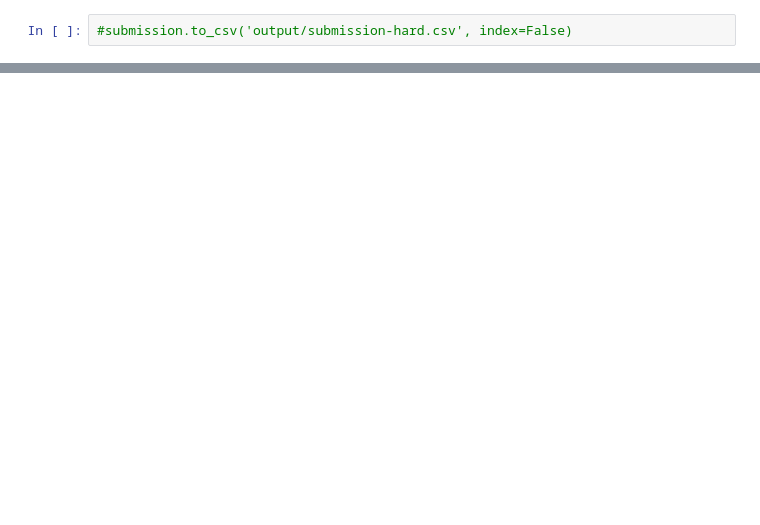
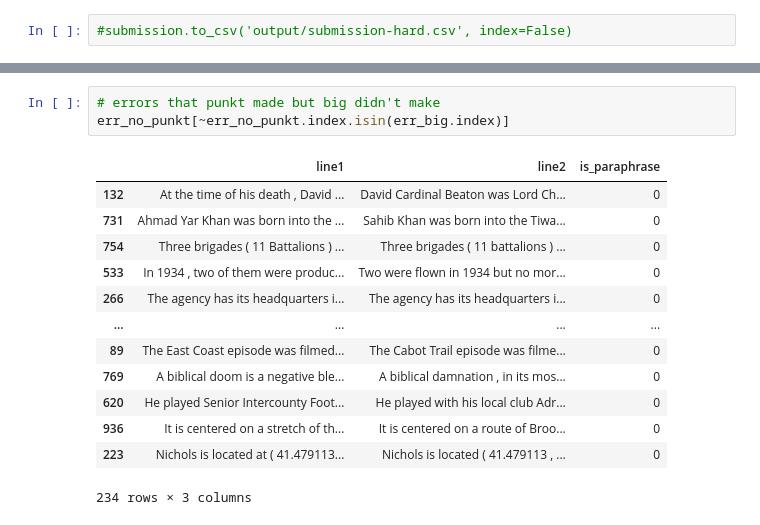
Before and after one commit to RuolinZheng08/ttic31190-natural-language-processing, a Jupyter notebook: hw4/mlp-classifier-experiments.ipynb, the cells around one changed output, grey strips where cells are left out. Cells and saved outputs as stored; diff of their text form; blank space fills up the shorter version.

```diff
--- a/hw4/mlp-classifier-experiments.ipynb
+++ b/hw4/mlp-classifier-experiments.ipynb
@@ -464,0 +561,17 @@ Name: Category, dtype: int64
+# %%
+# errors that punkt made but big didn't make
+err_no_punkt[~err_no_punkt.index.isin(err_big.index)]
+# %% [output]
+|  | line1 | line2 | is_paraphrase |
+| 132 | At the time of his death , David ... | David Cardinal Beaton was Lord Ch... | 0 |
+| 731 | Ahmad Yar Khan was born into the ... | Sahib Khan was born into the Tiwa... | 0 |
+| 754 | Three brigades ( 11 Battalions ) ... | Three brigades ( 11 battalions ) ... | 0 |
+| 533 | In 1934 , two of them were produc... | Two were flown in 1934 but no mor... | 0 |
+| 266 | The agency has its headquarters i... | The agency has its headquarters i... | 0 |
+| ... | ... | ... | ... |
+| 89 | The East Coast episode was filmed... | The Cabot Trail episode was filme... | 0 |
+| 769 | A biblical doom is a negative ble... | A biblical damnation , in its mos... | 0 |
+| 620 | He played Senior Intercounty Foot... | He played with his local club Adr... | 0 |
+| 936 | It is centered on a stretch of th... | It is centered on a route of Broo... | 0 |
+| 223 | Nichols is located at ( 41.479113... | Nichols is located ( 41.479113 , ... | 0 |
+234 rows × 3 columns
```
Also changed, not shown: parts of 14 cells of this notebook, 1 other file.
